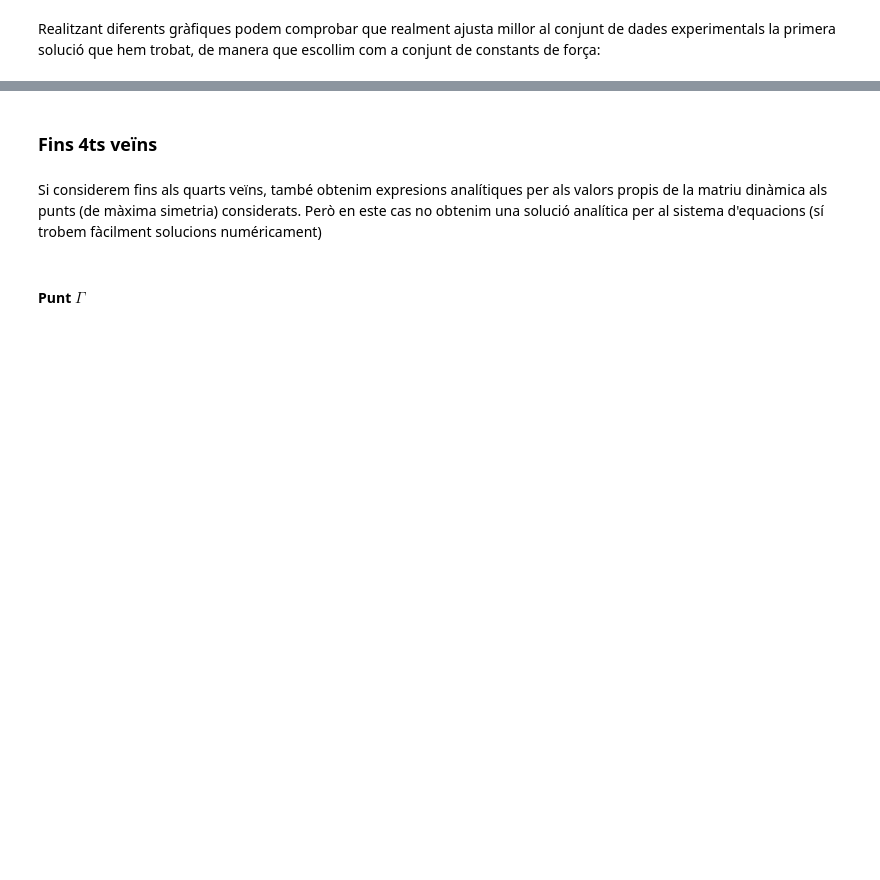
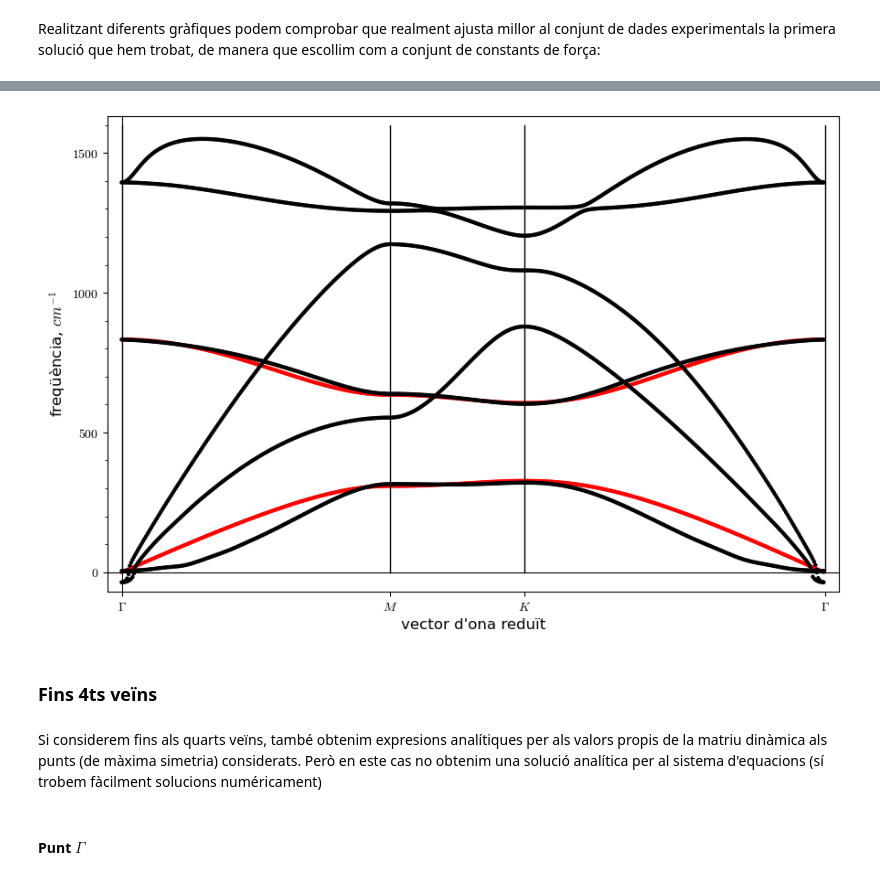
Before and after one commit to CasimirVictoria/TFG-Semiconductores_2D, a Jupyter notebook: _sources/formulacio_matriu_dinamica.ipynb, the cells around one changed output, grey strips where cells are left out. Cells and saved outputs as stored; diff of their text form; code cells hidden in the pictures; blank space fills up the shorter version.

```diff
--- a/_sources/formulacio_matriu_dinamica.ipynb
+++ b/_sources/formulacio_matriu_dinamica.ipynb
@@ -459,8 +423,8 @@ show(Eq_Gamma_ZO3ers)
 # %% [markdown]
 Al punt $M$ $\left(q_x=\pi/a,q_y=\pi/(\sqrt 3 a\right)$ els valors propis de la matriu dinàmica són:
 # %%
-omega_M_ZO=635 #cm-1
-omega_M_ZA=314
+omega_M_ZO=638 #cm-1
+omega_M_ZA=315
 
 D_M3ers_zz=D_zz3ers.subs(q_x=pi/a,q_y=pi/(sqrt(3)*a))
 
@@ -498,12 +475,13 @@ Per al punt ($k_x=4\pi/(3 a)$, $k_y=0$) obtenim els autovalors:
 # %%
-omega_K_ZO=605 #cm-1
-omega_K_ZA=322
+omega_K_ZO=602 #cm-1
+omega_K_ZA=320
 D_K_zz3ers=D_zz3ers.subs(q_x=4*pi/(3*a),q_y=0)
 
-Eq_K_ZA3ers=(D_K_zz3ers.eigenvalues()[0]==omegaKZA**2).subs(Eq_Gamma_ZO3ers.solve(phi3toBN)[0]).expand()
+Eq_K_ZA3ers=(omegaKZA**2)==D_K_zz3ers.eigenvalues()[0].subs(Eq_Gamma_ZO3ers.solve(phi3toBN)[0]).expand()
 
-Eq_K_ZO3ers=(D_K_zz3ers.eigenvalues()[1]==omegaKZO**2).subs(Eq_Gamma_ZO3ers.solve(phi3toBN)[0]).expand()
+Eq_K_ZO3ers=(omegaKZO**2==D_K_zz3ers.eigenvalues()[1]).subs(Eq_Gamma_ZO3ers.solve(phi3toBN)[0]).expand()
 
+show(D_K_zz3ers)
 show(Eq_K_ZA3ers)
 show(Eq_K_ZO3ers)
 # %% [output]
@@ -586,13 +578,13 @@ Solucions3ers2
 # %% [markdown]
 Realitzant diferents gràfiques podem comprobar que realment ajusta millor al conjunt de dades experimentals la primera solució que hem trobat, de manera que escollim com a conjunt de constants de força:
 # %%
-Equacions3ers=[Eq_Gamma_ZO3ers.subs(valors_numerics_emprats),\
+Equacions3ers=[2*Eq_Gamma_ZO3ers.subs(valors_numerics_emprats),\
                Eq_M_ZO3ers.subs(valors_numerics_emprats),\
                Eq_M_ZA3ers.subs(valors_numerics_emprats),\
                Eq_K_ZO3ers.subs(valors_numerics_emprats),\
                Eq_K_ZA3ers.subs(valors_numerics_emprats)]
 
-solucions3ers=minimize(norm(vector((Equacions3ers))),[-1490000.,1.,1.,1.])
+solucions3ers=minimize(norm(vector((Equacions3ers))),[-1400000.,1.,1.,1.]) #[-1490000.,1.,1.,1.])
 
 Solucions3ers=[phi1toBN==round(solucions3ers[0]), phi2toBB==round(solucions3ers[1]),\
                 phi2toNN==round(solucions3ers[2]), phi3toBN==round(solucions3ers[3])]
@@ -656,0 +605,49 @@ points(zip(dades[2620:3144,0], dades[2620:3144,1]), color="black")
+# %%
+#Freqüències de Gamma a M (i les guardem com un dataframe). Calculem 200 punts en este interval
+freq_perp_planol_Gamma_a_M=real_part(sqrt(np.linalg.eigvals(\
+     np.array([D_zz3ers.subs(Solucions3ers, a=1, q_x=x/199*pi, q_y=x/199*pi/sqrt(3),\
+                    M_B=B.mass, M_N=N.mass).numpy(dtype='complex64') for x in range(200)]))))
+
+DF_freq_perp_planol_Gamma_a_M=pd.DataFrame(freq_perp_planol_Gamma_a_M)
+
+#Freqüències de M a K (i les guardem com un dataframe). Calculem 100 punts en este interval
+freq_perp_planol_M_a_K=real_part(sqrt(np.linalg.eigvals(\
+     np.array([D_zz3ers.subs(Solucions3ers, a=1, q_x=pi*(1+x/(3*99)), q_y=pi/sqrt(3)*(1-x/99),\
+                    M_B=B.mass, M_N=N.mass).numpy(dtype='complex64') for x in arange(100)]))))
+
+DF_freq_perp_planol_M_a_K=pd.DataFrame(freq_perp_planol_M_a_K)
+
+#Freqüències de K a Gamma (i les guardem com un dataframe). Calculem 124 punts en este interval
+freq_perp_planol_K_a_Gamma=real_part(sqrt(np.linalg.eigvals(\
+     np.array([D_zz3ers.subs(Solucions3ers, a=1, q_x=4*pi/3*(1-x/223), q_y=0,\
+                    M_B=B.mass, M_N=N.mass).numpy(dtype='complex64') for x in range(224)]))))
+
+DF_freq_perp_planol_K_a_Gamma=pd.DataFrame(freq_perp_planol_K_a_Gamma)
+
+DF_freq_calculades_perp_planol=pd.concat([\
+        DF_freq_perp_planol_Gamma_a_M,DF_freq_perp_planol_M_a_K,\
+        DF_freq_perp_planol_K_a_Gamma],ignore_index=True)
+DF_freq_calculades_perp_planol
+DF_freq_calculades_perp_planol.to_csv("freq_calculades_perp_planol.dat", sep='\t', encoding='utf-8', header=False)
+
+dades_calculades_perp_planol=loadtxt("freq_calculades_perp_planol.dat")
+dispersioZ3ers=points(zip(dades_calculades_perp_planol[:200,0], dades_calculades_perp_planol[:200,1]), color="red")+\
+points(zip(dades_calculades_perp_planol[:200,0], dades_calculades_perp_planol[:200,2]), color="red")+\
+points(zip(dades_calculades_perp_planol[200:300,0], dades_calculades_perp_planol[200:300,1]), color="red")+\
+points(zip(dades_calculades_perp_planol[200:300,0], dades_calculades_perp_planol[200:300,2]), color="red")+\
+points(zip(dades_calculades_perp_planol[300:524,0], dades_calculades_perp_planol[300:524,1]), color="red")+\
+points(zip(dades_calculades_perp_planol[300:524,0], dades_calculades_perp_planol[300:524,2]), color="red")+\
+points(zip(dades[:524,0], dades[:524,1]), color="black") +\
+points(zip(dades[524:1048,0], dades[524:1048,1]), color="black") +\
+points(zip(dades[1048:1572,0], dades[1048:1572,1]), color="black") +\
+points(zip(dades[1572:2096,0], dades[1572:2096,1]), color="black") +\
+points(zip(dades[2096:2620,0], dades[2096:2620,1]), color="black") +\
+points(zip(dades[2620:3144,0], dades[2620:3144,1]), color="black") +\
+line([(0,0), (0,1600)],color="black")+\
+line([(200,0), (200,1600)],color="black")+\
+line([(300,0), (300,1600)],color="black")+\
+line([(524,0), (524,1600)],color="black")
+show(dispersioZ3ers,figsize=9,ticks=[[0,200,300,524],500], tick_formatter=[[r"$\Gamma$","$M$", "$K$",r"$\Gamma$"],500],\
+     axes_labels=['vector d\'ona reduït','freqüència, $cm^{-1}$'],axes_labels_size=1.2, frame=True)
+# %% [output]
+[figure, added]
```
Also changed, not shown: parts of 89 cells of this notebook, 6 other files.
